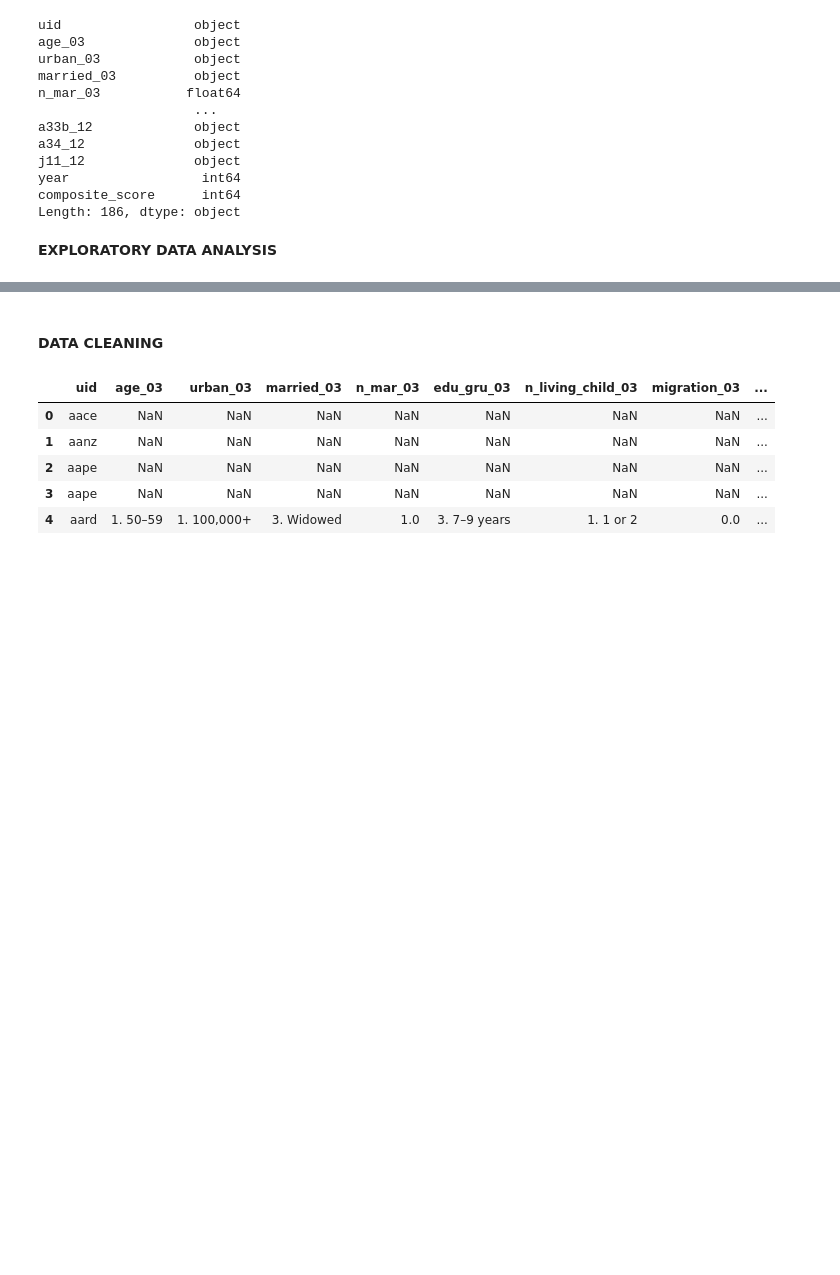
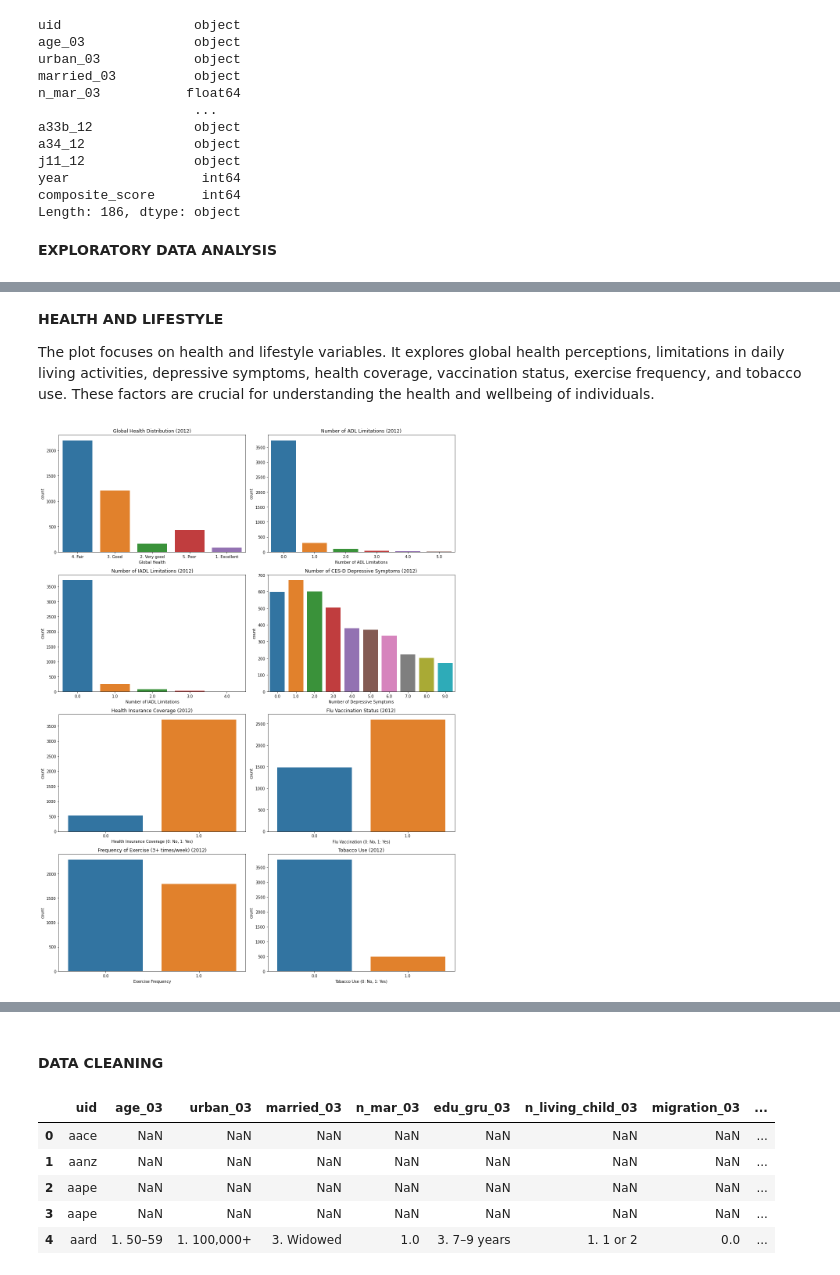
Before and after one commit to geomwangi007/Early-Detection-of-Alzheimer-s-Disease-and-Related-Dementias-Using-Social-Determinants-of-Health, a Jupyter notebook: IPNYBS/Mercy.ipynb, the cells around one changed output, grey strips where cells are left out. Cells and saved outputs as stored; diff of their text form; code cells hidden in the pictures; blank space fills up the shorter version.

```diff
--- a/IPNYBS/Mercy.ipynb
+++ b/IPNYBS/Mercy.ipynb
@@ -189,0 +224,52 @@ for col in cat_cols:
+# %% [markdown]
+**HEALTH AND LIFESTYLE**
+
+ The plot focuses on health and lifestyle variables. It explores global health perceptions, limitations in daily living activities, depressive symptoms, health coverage, vaccination status, exercise frequency, and tobacco use. These factors are crucial for understanding the health and wellbeing of individuals.
+# %%
+# Plotting health and lifestyle variables
+fig, axes = plt.subplots(4, 2, figsize=(15, 20))
+
+# Global Health Distribution
+sns.countplot(data=df, x='glob_hlth_12', ax=axes[0, 0])
+axes[0, 0].set_title('Global Health Distribution (2012)')
+axes[0, 0].set_xlabel('Global Health')
+
+# Activities of Daily Living (ADL) Limitations
+sns.countplot(data=df, x='n_adl_12', ax=axes[0, 1])
+axes[0, 1].set_title('Number of ADL Limitations (2012)')
+axes[0, 1].set_xlabel('Number of ADL Limitations')
+
+# Instrumental Activities of Daily Living (IADL) Limitations
+sns.countplot(data=df, x='n_iadl_12', ax=axes[1, 0])
+axes[1, 0].set_title('Number of IADL Limitations (2012)')
+axes[1, 0].set_xlabel('Number of IADL Limitations')
+
+# Depressive Symptoms Distribution
+sns.countplot(data=df, x='n_depr_12', ax=axes[1, 1])
+axes[1, 1].set_title('Number of CES-D Depressive Symptoms (2012)')
+axes[1, 1].set_xlabel('Number of Depressive Symptoms')
+
+# Health Coverage Distribution
+sns.countplot(data=df, x='insured_12', ax=axes[2, 0])
+axes[2, 0].set_title('Health Insurance Coverage (2012)')
+axes[2, 0].set_xlabel('Health Insurance Coverage (0: No, 1: Yes)')
+
+# Vaccination Status for Flu
+sns.countplot(data=df, x='vax_flu_12', ax=axes[2, 1])
+axes[2, 1].set_title('Flu Vaccination Status (2012)')
+axes[2, 1].set_xlabel('Flu Vaccination (0: No, 1: Yes)')
+
+# Exercise Frequency
+sns.countplot(data=df, x='exer_3xwk_12', ax=axes[3, 0])
+axes[3, 0].set_title('Frequency of Exercise (3+ times/week) (2012)')
+axes[3, 0].set_xlabel('Exercise Frequency')
+
+# Tobacco Use Distribution
+sns.countplot(data=df, x='tobacco_12', ax=axes[3, 1])
+axes[3, 1].set_title('Tobacco Use (2012)')
+axes[3, 1].set_xlabel('Tobacco Use (0: No, 1: Yes)')
+
+plt.tight_layout()
+plt.show()
+# %% [output]
+[figure, added]
```
Also changed, not shown: parts of 27 cells of this notebook.
